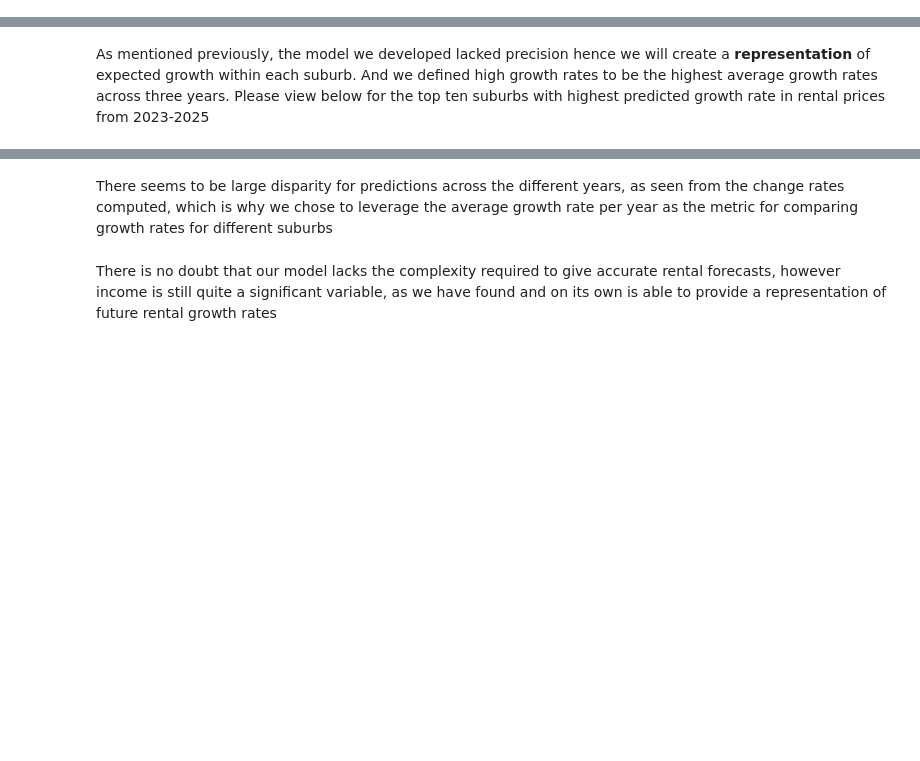
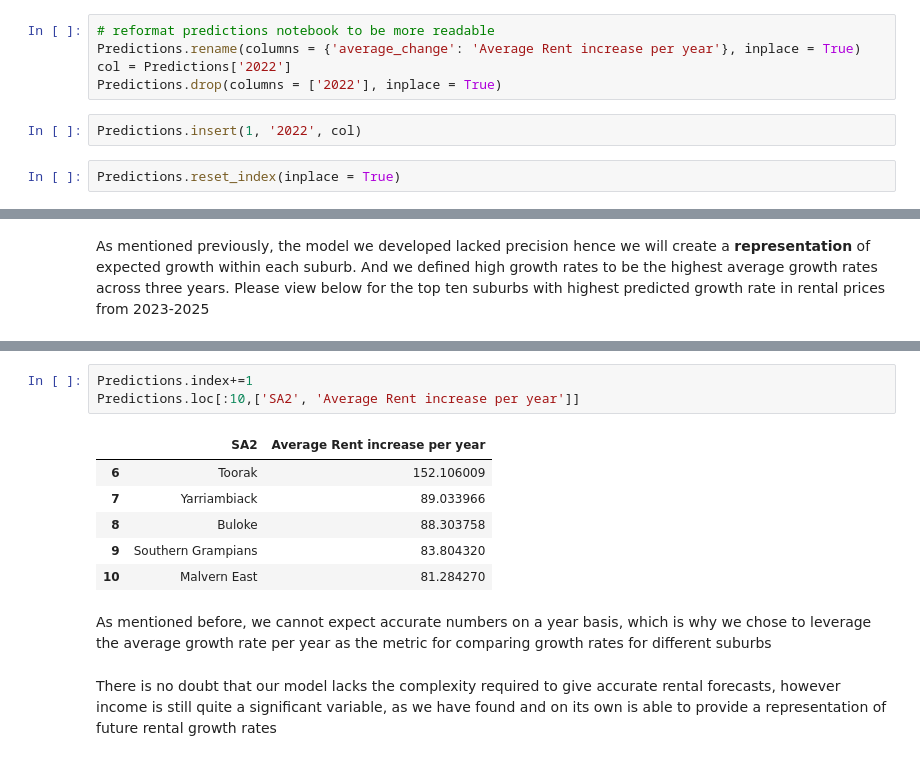
Before and after one commit to MAST30034-Applied-Data-Science/generic-real-estate-consulting-project-18, a Jupyter notebook: notebooks/Summary_notebook_final.ipynb, the cells around one changed output, grey strips where cells are left out. Cells and saved outputs as stored; diff of their text form; blank space fills up the shorter version.

```diff
--- a/notebooks/Summary_notebook_final.ipynb
+++ b/notebooks/Summary_notebook_final.ipynb
@@ -27,3 +27,12 @@ warnings.filterwarnings("ignore")
 # %% [output]
 [figure]
 [figure]
+# %%
+# reformat predictions notebook to be more readable
+Predictions.rename(columns = {'average_change': 'Average Rent increase per year'}, inplace = True)
+col = Predictions['2022']
+Predictions.drop(columns = ['2022'], inplace = True)
+# %%
+Predictions.insert(1, '2022', col)
+# %%
+Predictions.reset_index(inplace = True)
@@ -336,5 +302,15 @@ Predictions.iloc[:10,].reset_index(drop = True)
+# %%
+Predictions.index+=1
+Predictions.loc[:10,['SA2', 'Average Rent increase per year']]
+# %% [output]
+|  | SA2 | Average Rent increase per year |
+| 6 | Toorak | 152.106009 |
+| 7 | Yarriambiack | 89.033966 |
+| 8 | Buloke | 88.303758 |
+| 9 | Southern Grampians | 83.804320 |
+| 10 | Malvern East | 81.284270 |
 # %% [markdown]
-There seems to be large disparity for predictions across the different years, as seen from the change rates computed, which is why we chose to leverage the average growth rate per year as the metric for comparing growth rates for different suburbs
+As mentioned before, we cannot expect accurate numbers on a year basis, which is why we chose to leverage the average growth rate per year as the metric for comparing growth rates for different suburbs
 # %% [markdown]
 There is no doubt that our model lacks the complexity required to give accurate rental forecasts, however income is still quite a significant variable, as we have found and on its own is able to provide a representation of future rental growth rates
 # %% [markdown]
```
Also changed, not shown: parts of 3 cells of this notebook, 6 other files.
